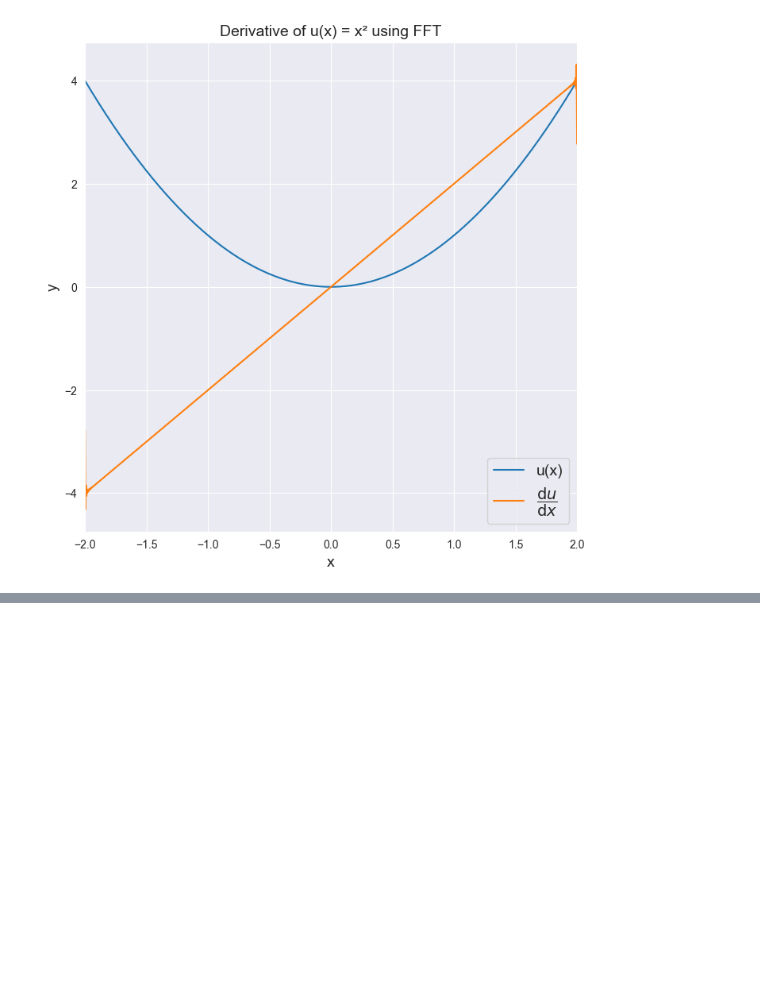
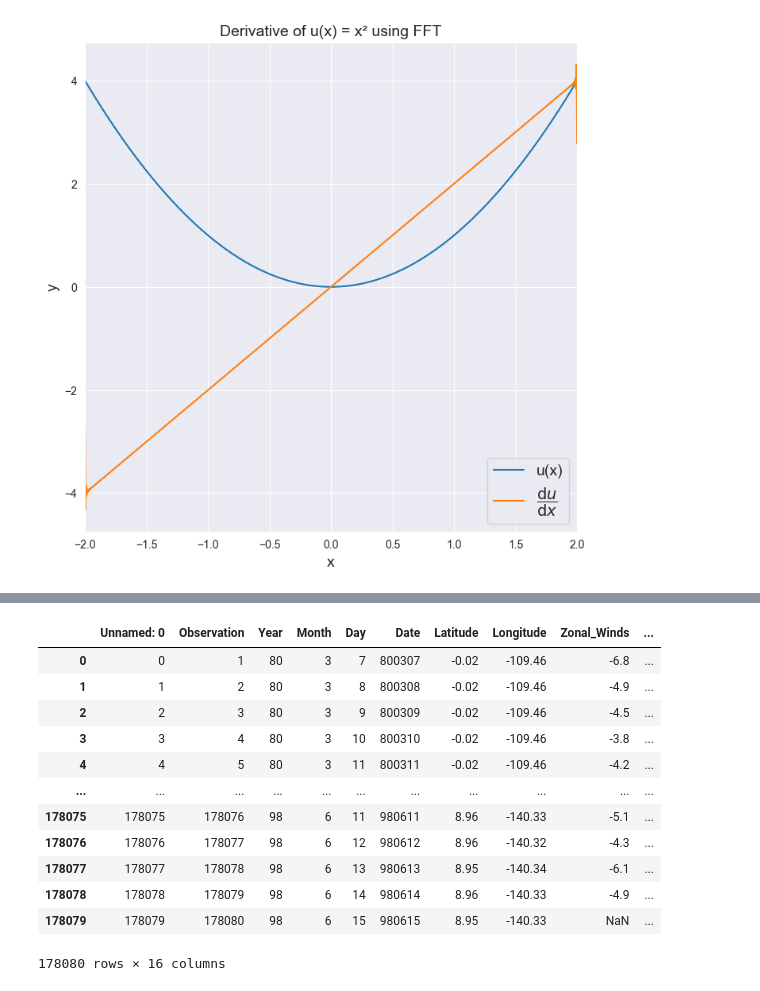
Before and after one commit to ChaPop870/63-527-Data-Analysis-of-Atm-and-Oce-using-Python-Labs, a Jupyter notebook: Lab-Report-2/Lab Report 4.ipynb, the cells around one changed output, grey strips where cells are left out. Cells and saved outputs as stored; diff of their text form; code cells hidden in the pictures; blank space fills up the shorter version.

```diff
--- a/Lab-Report-2/Lab Report 4.ipynb
+++ b/Lab-Report-2/Lab Report 4.ipynb
@@ -170,0 +469,16 @@ plt.show()
+# %%
+df
+# %% [output]
+|  | Unnamed: 0 | Observation | Year | Month | Day | Date | Latitude | Longitude | Zonal_Winds | ... |
+| 0 | 0 | 1 | 80 | 3 | 7 | 800307 | -0.02 | -109.46 | -6.8 | ... |
+| 1 | 1 | 2 | 80 | 3 | 8 | 800308 | -0.02 | -109.46 | -4.9 | ... |
+| 2 | 2 | 3 | 80 | 3 | 9 | 800309 | -0.02 | -109.46 | -4.5 | ... |
+| 3 | 3 | 4 | 80 | 3 | 10 | 800310 | -0.02 | -109.46 | -3.8 | ... |
+| 4 | 4 | 5 | 80 | 3 | 11 | 800311 | -0.02 | -109.46 | -4.2 | ... |
+| ... | ... | ... | ... | ... | ... | ... | ... | ... | ... | ... |
+| 178075 | 178075 | 178076 | 98 | 6 | 11 | 980611 | 8.96 | -140.33 | -5.1 | ... |
+| 178076 | 178076 | 178077 | 98 | 6 | 12 | 980612 | 8.96 | -140.32 | -4.3 | ... |
+| 178077 | 178077 | 178078 | 98 | 6 | 13 | 980613 | 8.95 | -140.34 | -6.1 | ... |
+| 178078 | 178078 | 178079 | 98 | 6 | 14 | 980614 | 8.96 | -140.33 | -4.9 | ... |
+| 178079 | 178079 | 178080 | 98 | 6 | 15 | 980615 | 8.95 | -140.33 | NaN | ... |
+178080 rows × 16 columns
```
Also changed, not shown: parts of 9 cells of this notebook, 3 other files.
